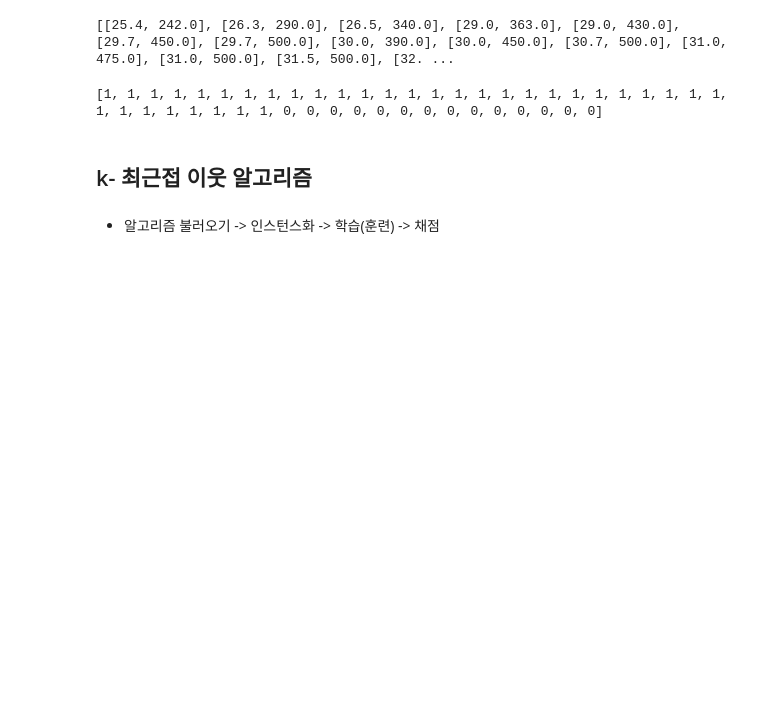
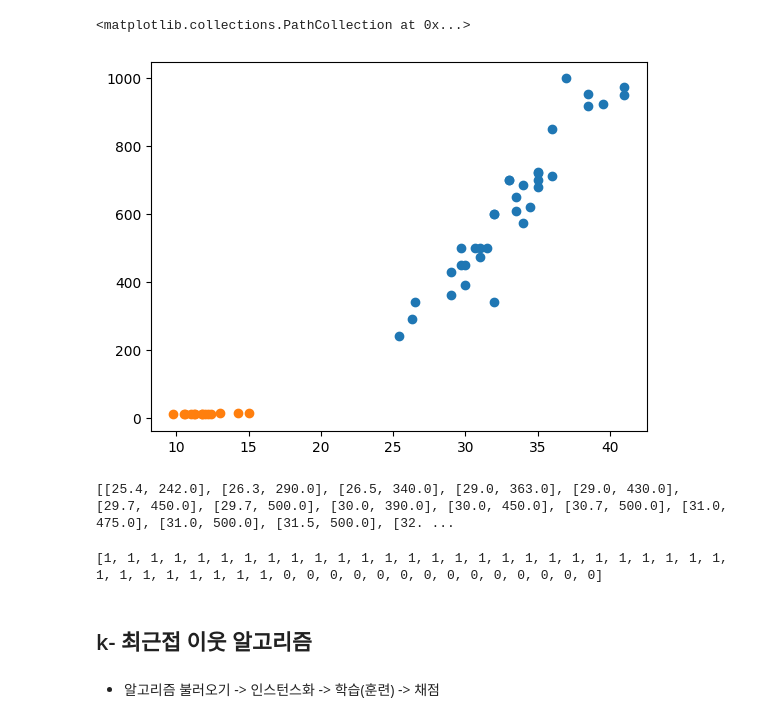
Before and after one commit to eyoojin/TIL, a Jupyter notebook: ml/1-3_k-최근접이웃알고리즘.ipynb, the cells around one changed output. Cells and saved outputs as stored; diff of their text form; code cells hidden in the pictures; blank space fills up the shorter version.

```diff
--- a/ml/1-3_k-최근접이웃알고리즘.ipynb
+++ b/ml/1-3_k-최근접이웃알고리즘.ipynb
@@ -14,6 +34,12 @@ smelt_df = df.loc[df['Species'] == 'Smelt']
 
 smelt_length = smelt_df['Length2'].tolist()
 smelt_weight = smelt_df['Weight'].tolist()
+# %%
+plt.scatter(bream_length, bream_weight)
+plt.scatter(smelt_length, smelt_length)
+# %% [output]
+<matplotlib.collections.PathCollection at 0x...>
+[figure, added]
 # %%
 # 2차원 리스트 만들기
 length = bream_length + smelt_length
```
Also changed, not shown: parts of 12 cells of this notebook, 4 other files.
